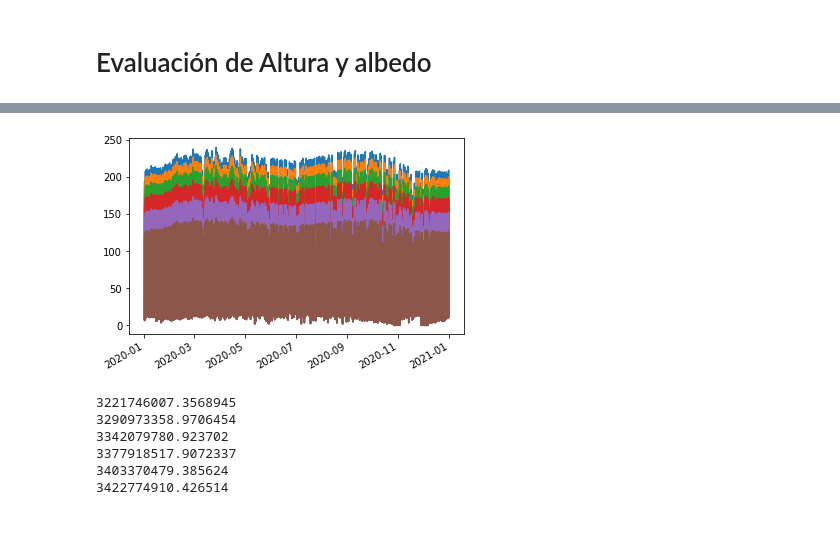
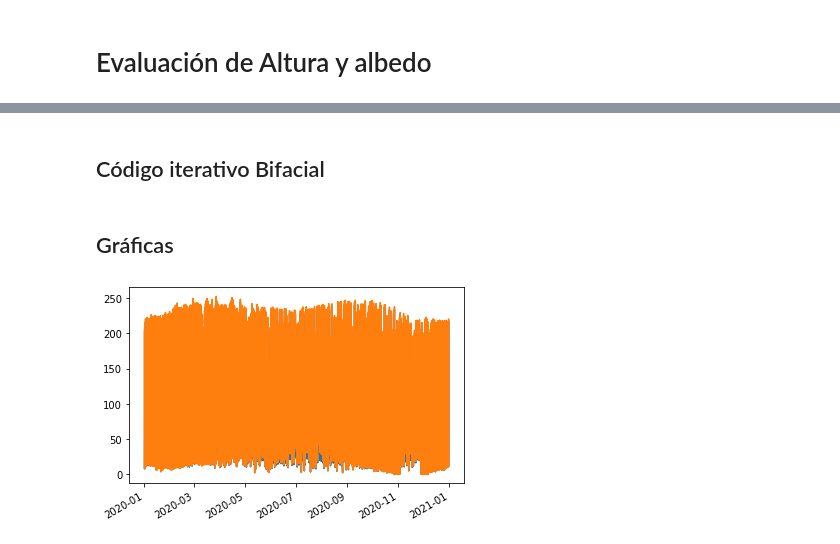
Before and after one commit to BifacialPV/Proyecto-de-grado, a Jupyter notebook: Codigo_Personal/Eval_Param.ipynb, the cells around one changed output, grey strips where cells are left out. Saved outputs shown, nothing was run; the diff lists cells and outputs as text; code cells hidden in the pictures.

```diff
--- a/Codigo_Personal/Eval_Param.ipynb
+++ b/Codigo_Personal/Eval_Param.ipynb
@@ -183,5 +189,6 @@ gcr=0.5
 Backtrack=True
 axis_azimuth=180
 axis_tilt=0
-max_angle=45
+max_angle=60
 pvrow_width=0.98
+bifacialty=0.95
@@ -188,3 +197,23 @@ pvrow_width=0.98
+# %%
+#[altura,gcr,ProduciónAc,]
+Puntos=[[1,0.15],
+        [1,0.25],
+        [1,0.5],
+        [1,0.75],
+        [1.5,0.15],
+        [1.5,0.25],
+        [1.5,0.5],
+        [1.5,0.75],
+        [2,0.15],
+        [2,0.25],
+        [2,0.5],
+        [2,0.75],
+        [2.5,0.15],
+        [2.5,0.25],
+        [2.5,0.5],
+        [2.5,0.75]]
+Puntos_sol=Puntos.copy()
+Dimension=4
 # %%
 tracker = pvlib.tracking.singleaxis(apparent_zenith=solpos.apparent_zenith,
                                     apparent_azimuth=solpos.azimuth,
@@ -219,4 +248,6 @@ temp_cell = pvlib.temperature.sapm_module(poa_global=poa_front,
                                         wind_speed=tmy.wind_speed,
                                         a=-3.56,
                                         b=-0.075)
+# %% [markdown]
+## Código iterativo Bifacial
 # %%
@@ -246,35 +316,12 @@ for h in height:
+# %% [markdown]
+## Gráficas
 # %%
-for i in range(6):
-    poa_back_mat[5-i].plot()
+for i in range(2):
+    poa=poa_back_mat[5-i]
+
+    poa.plot()
 # %% [output]
-[figure, old version]
+[figure, new version]
-# %%
-irrads=[]
-dcs=[]
-dcmeans=[]
-acprod=[]
-ac=[]
-for i in range(6):
-    irradi=irrad_total_bifacial(poa_frontabsorb,
-                     poa_back_mat[i],0.95)
-    irrads.append(irradi)
-    dc=dc_production(irradi,temp_cell,module,system_A)
-    dc=losses(dc,20)
-    dcs.append(dc)
-    dc_mean=dc.resample("7D").mean()
-    dcmeans.append(dc_mean)
-    aci=pvlib_ac_power(dc,inverterx,)
-    ac.append(aci)
-    acprodi=aci.sum()
-    print(acprodi)
-    acprod.append(acprodi/1000000)
-# %% [output]
-3221746007.3568945
-3290973358.9706454
-3342079780.923702
-3377918517.9072337
-3403370479.385624
-3422774910.426514
 # %%
 for i in range(6):
     dcmeans[5-i]["p_mp"].plot()
```
Also changed, not shown: parts of 14 cells of this notebook, 8 other files.
